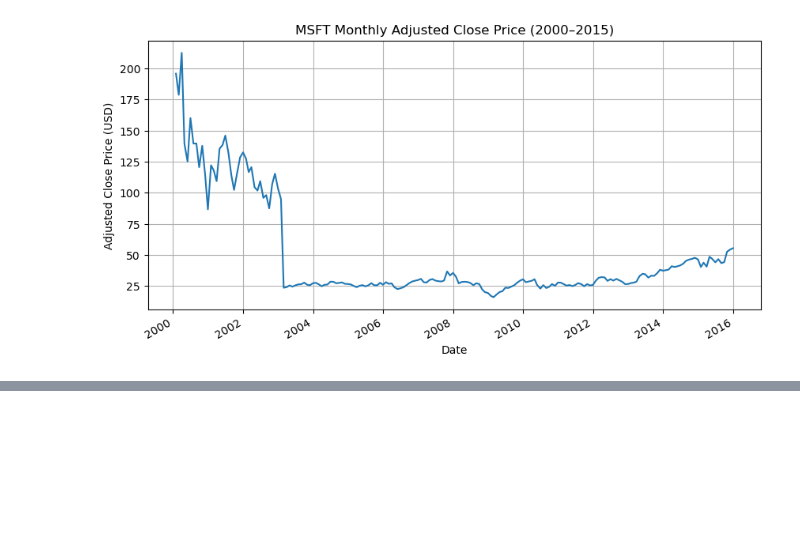
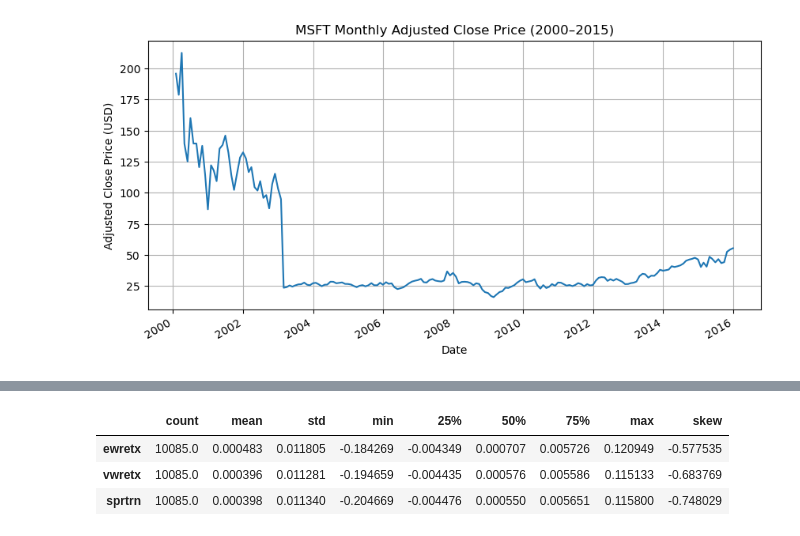
Before and after one commit to wangyouan/AIandFinance2025, a Jupyter notebook: lecture3_financial_data_acquisition_and_analysis.ipynb, the cells around one changed output, grey strips where cells are left out. Saved outputs shown, nothing was run; the diff lists cells and outputs as text; code cells hidden in the pictures; blank space fills up the shorter version.

```diff
--- a/lecture3_financial_data_acquisition_and_analysis.ipynb
+++ b/lecture3_financial_data_acquisition_and_analysis.ipynb
@@ -134,0 +205,10 @@ plt.show()
+# %%
+des_stat.loc['ewretx','skew'] = stats.skew(sp500_ret.ewretx)
+des_stat.loc['vwretx','skew'] = stats.skew(sp500_ret.vwretx)
+des_stat.loc['sprtrn','skew'] = stats.skew(sp500_ret.sprtrn)
+des_stat
+# %% [output]
+|  | count | mean | std | min | 25% | 50% | 75% | max | skew |
+| ewretx | 10085.0 | 0.000483 | 0.011805 | -0.184269 | -0.004349 | 0.000707 | 0.005726 | 0.120949 | -0.577535 |
+| vwretx | 10085.0 | 0.000396 | 0.011281 | -0.194659 | -0.004435 | 0.000576 | 0.005586 | 0.115133 | -0.683769 |
+| sprtrn | 10085.0 | 0.000398 | 0.011340 | -0.204669 | -0.004476 | 0.000550 | 0.005651 | 0.115800 | -0.748029 |
```
Also changed, not shown: parts of 11 cells of this notebook, 6 other files.
